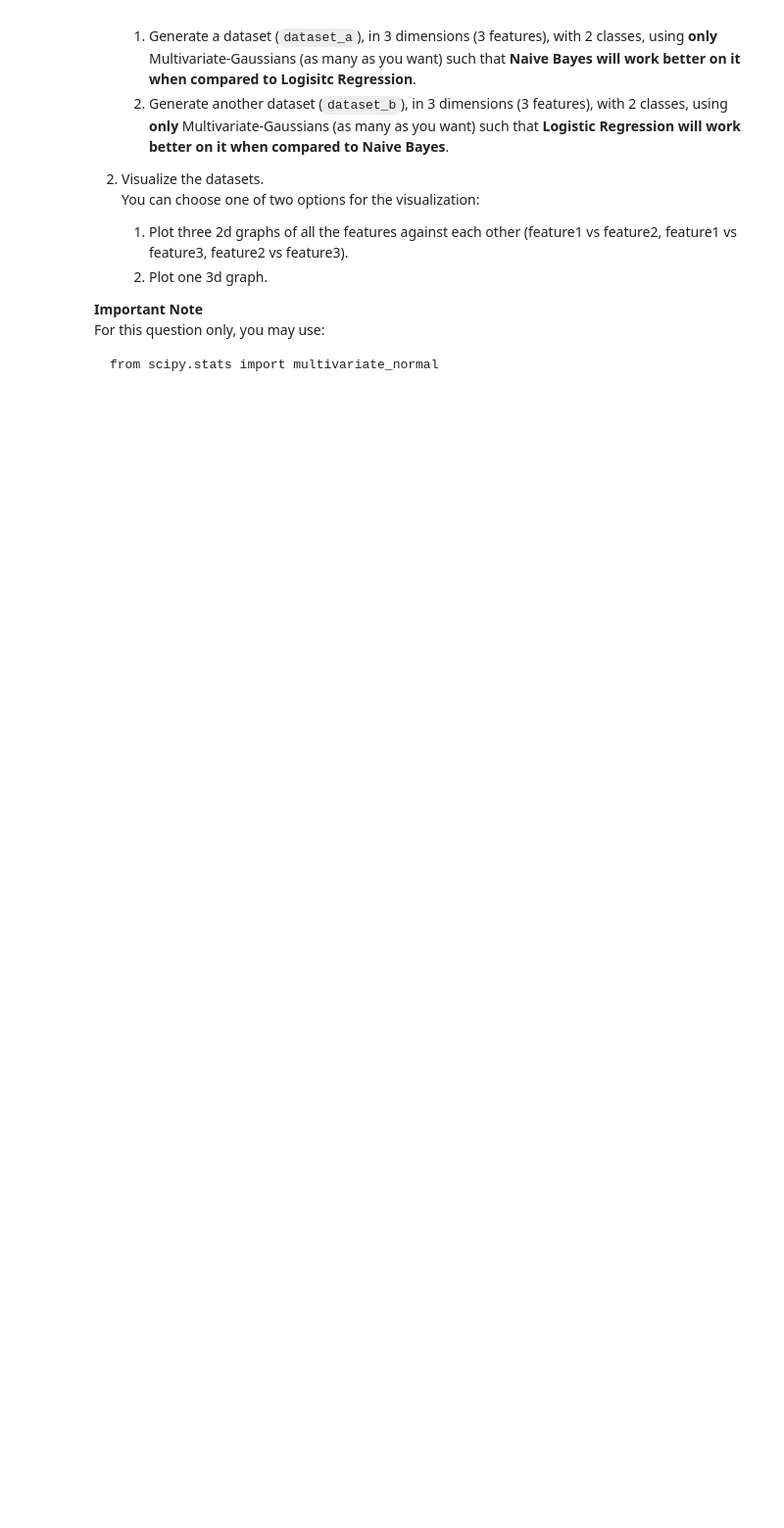
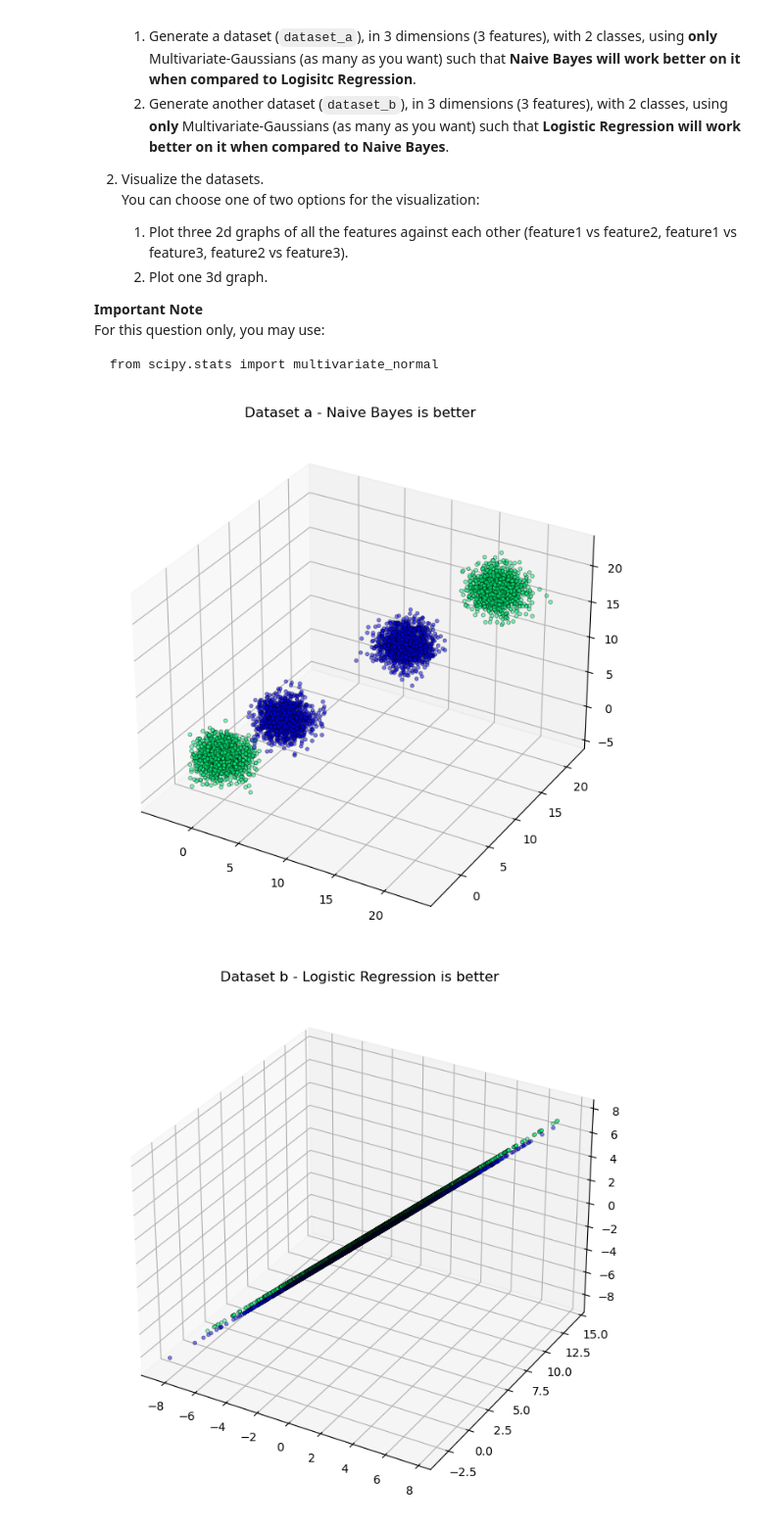
Before and after one commit to dar-levy/logistic-regression, a Jupyter notebook: hw4.ipynb, the cells around one changed output. Shown at 98% size. Drawn from its saved outputs; the diff is of its cells as text; code cells hidden in the pictures; blank space fills up the shorter version.

Commit message:
Implement generate_datasets

```diff
--- a/hw4.ipynb
+++ b/hw4.ipynb
@@ -427,0 +426,26 @@ from hw4 import generate_datasets
+# %%
+import matplotlib.pyplot as plt
+from matplotlib.colors import ListedColormap
+
+# Generate the datasets
+datasets = generate_datasets()
+
+def plot_data(features, labels, title):
+        fig = plt.figure()
+        ax = fig.add_subplot(111, projection='3d')
+        ax.scatter(features[:, 0], features[:, 1], features[:, 2], c=labels, cmap='winter', s=10, alpha=0.5,
+                   edgecolors='black', linewidths=0.5)
+        ax.set_title(title)
+        plt.show()
+
+# Plot Dataset 1
+plot_data(datasets['dataset_a_features'], datasets['dataset_a_labels'], "Dataset a - Naive Bayes is better")
+
+# Plot Dataset 2
+plot_data(datasets['dataset_b_features'], datasets['dataset_b_labels'], "Dataset b - Logistic Regression is better")
+
+# Return the dataset values
+datasets
+# %% [output]
+[figure, added]
+[figure, added]
```
Also changed, not shown: parts of 2 cells of this notebook, 1 other file.
